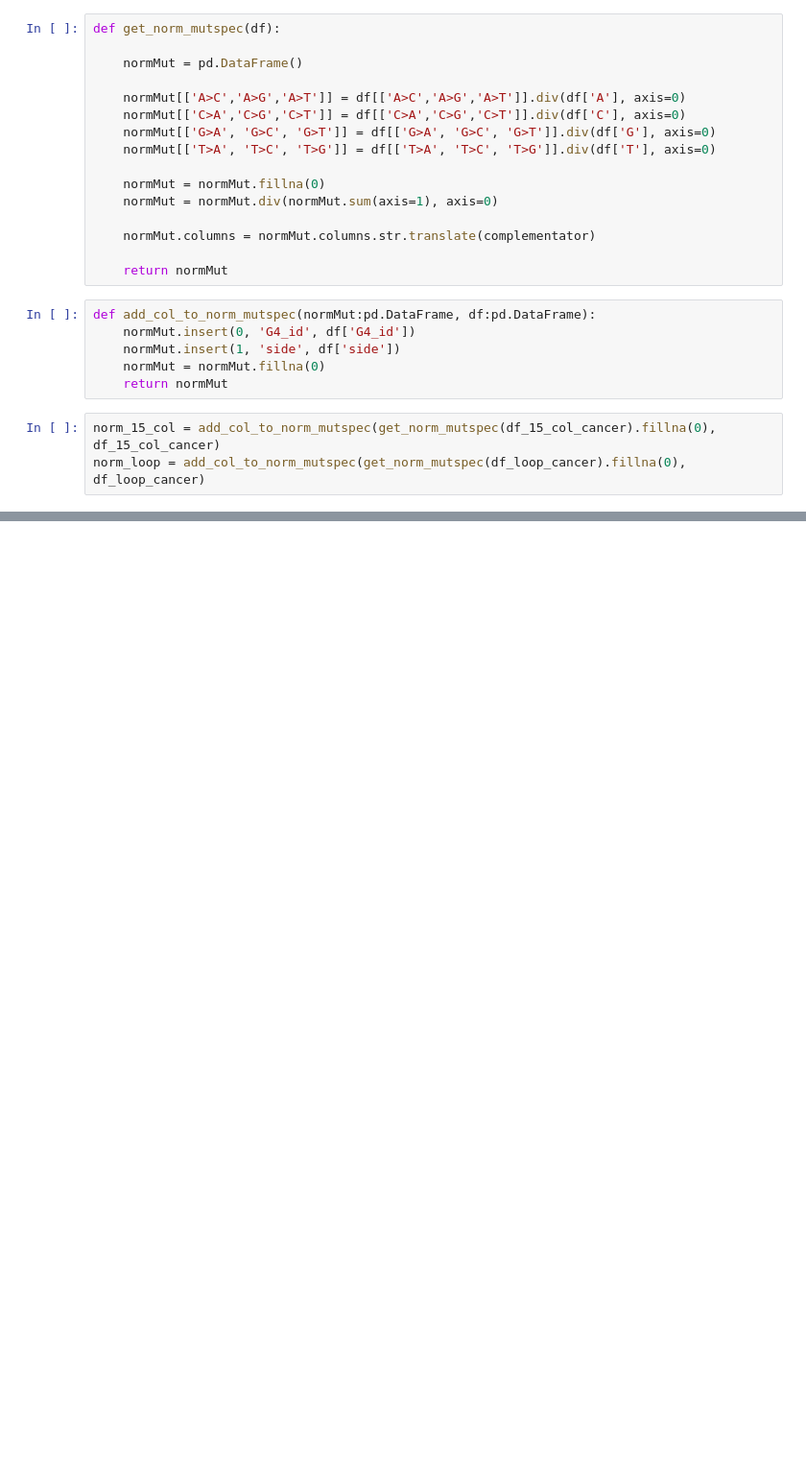
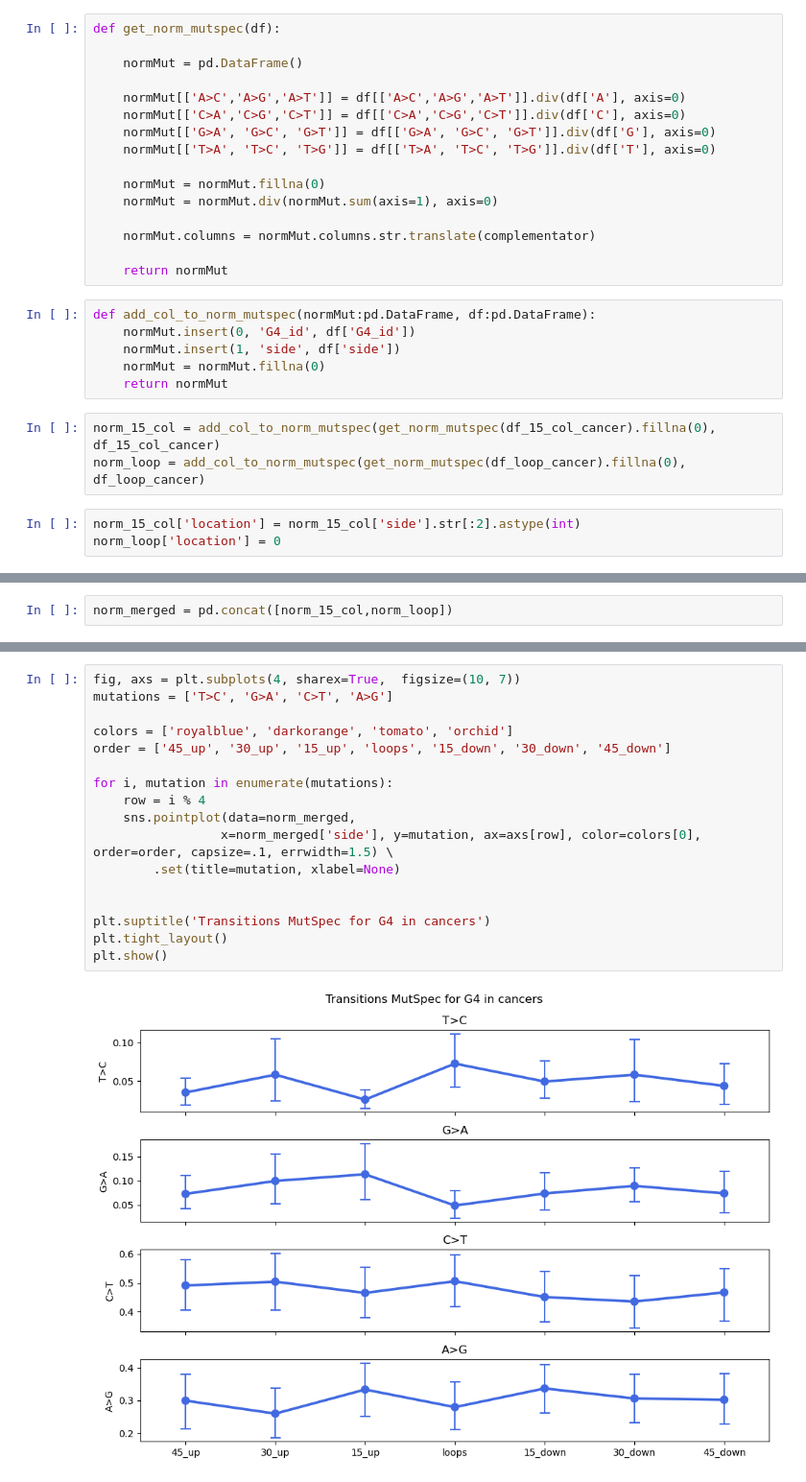
Before and after one commit to mitoclub/G4MutSpec, a Jupyter notebook: notebooks/cancer_analysis_pqs_category.ipynb, the cells around one changed output, grey strips where cells are left out. Shown at 96% size. Cells and saved outputs as stored; diff of their text form; blank space fills up the shorter version.

```diff
--- a/notebooks/cancer_analysis_pqs_category.ipynb
+++ b/notebooks/cancer_analysis_pqs_category.ipynb
@@ -47,3 +52,5 @@ def add_col_to_norm_mutspec(normMut:pd.DataFrame, df:pd.DataFrame):
 norm_15_col = add_col_to_norm_mutspec(get_norm_mutspec(df_15_col_cancer).fillna(0), df_15_col_cancer)
 norm_loop = add_col_to_norm_mutspec(get_norm_mutspec(df_loop_cancer).fillna(0), df_loop_cancer)
 # %%
+norm_15_col['location'] = norm_15_col['side'].str[:2].astype(int)
+norm_loop['location'] = 0
@@ -63,0 +89,2 @@ norm_loop = add_col_to_norm_mutspec(get_norm_mutspec(df_loop_cancer).fillna(0),
+# %%
+norm_merged = pd.concat([norm_15_col,norm_loop])
@@ -63,0 +107,19 @@ norm_loop = add_col_to_norm_mutspec(get_norm_mutspec(df_loop_cancer).fillna(0),
+# %%
+fig, axs = plt.subplots(4, sharex=True,  figsize=(10, 7))
+mutations = ['T>C', 'G>A', 'C>T', 'A>G']
+
+colors = ['royalblue', 'darkorange', 'tomato', 'orchid']
+order = ['45_up', '30_up', '15_up', 'loops', '15_down', '30_down', '45_down']
+
+for i, mutation in enumerate(mutations):
+    row = i % 4
+    sns.pointplot(data=norm_merged,
+                 x=norm_merged['side'], y=mutation, ax=axs[row], color=colors[0], order=order, capsize=.1, errwidth=1.5) \
+        .set(title=mutation, xlabel=None)
+
+
+plt.suptitle('Transitions MutSpec for G4 in cancers')
+plt.tight_layout()
+plt.show()
+# %% [output]
+[figure, added]
```
Also changed, not shown: parts of 57 cells of this notebook, 11 other files.
